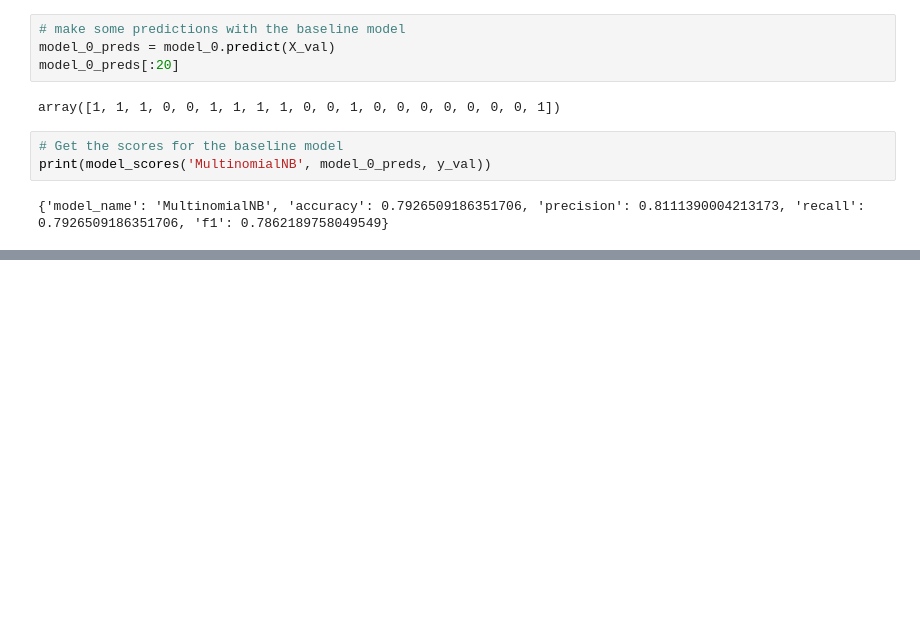
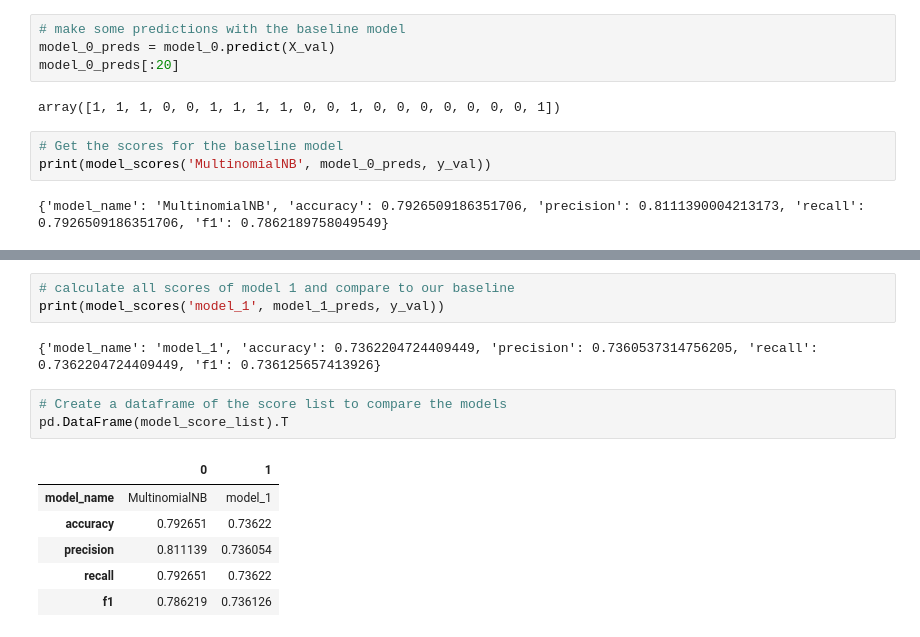
Before and after one commit to Jefest1/twitter_disaster__tweets_prediction, a Jupyter notebook: disaster_tweets.ipynb, the cells around one changed output, grey strips where cells are left out. Cells and saved outputs as stored; diff of their text form; blank space fills up the shorter version.

Commit message:
creating the first neural network model

```diff
--- a/disaster_tweets.ipynb
+++ b/disaster_tweets.ipynb
@@ -218,0 +307,15 @@ print(model_scores('MultinomialNB', model_0_preds, y_val))
+# %%
+# calculate all scores of model 1 and compare to our baseline
+print(model_scores('model_1', model_1_preds, y_val))
+# %% [output]
+{'model_name': 'model_1', 'accuracy': 0.7362204724409449, 'precision': 0.7360537314756205, 'recall': 0.7362204724409449, 'f1': 0.736125657413926}
+# %%
+# Create a dataframe of the score list to compare the models
+pd.DataFrame(model_score_list).T
+# %% [output]
+|  | 0 | 1 |
+| model_name | MultinomialNB | model_1 |
+| accuracy | 0.792651 | 0.73622 |
+| precision | 0.811139 | 0.736054 |
+| recall | 0.792651 | 0.73622 |
+| f1 | 0.786219 | 0.736126 |
```
Also changed, not shown: parts of 9 cells of this notebook.
